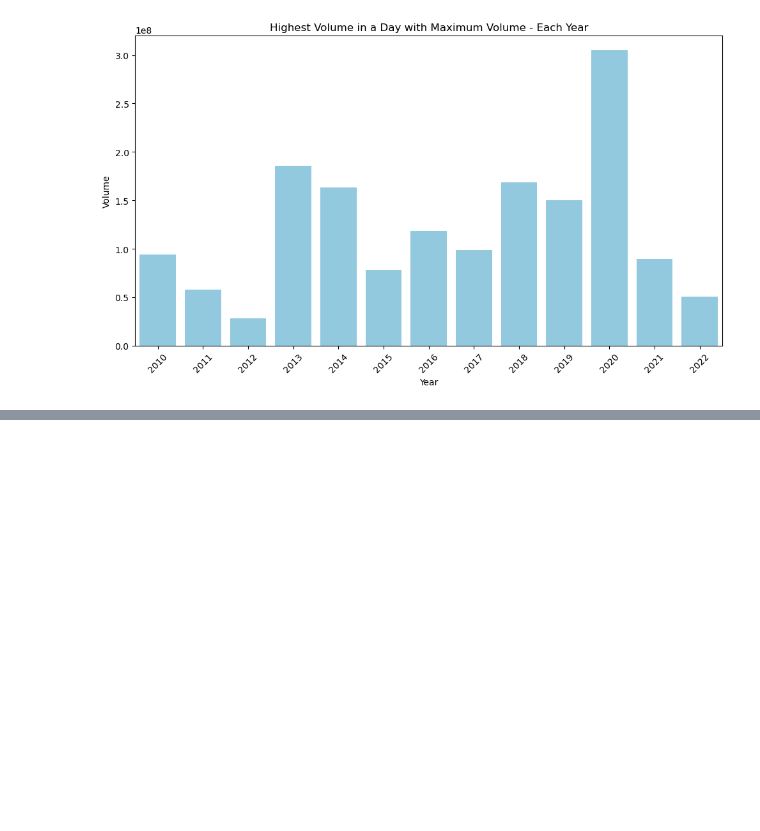
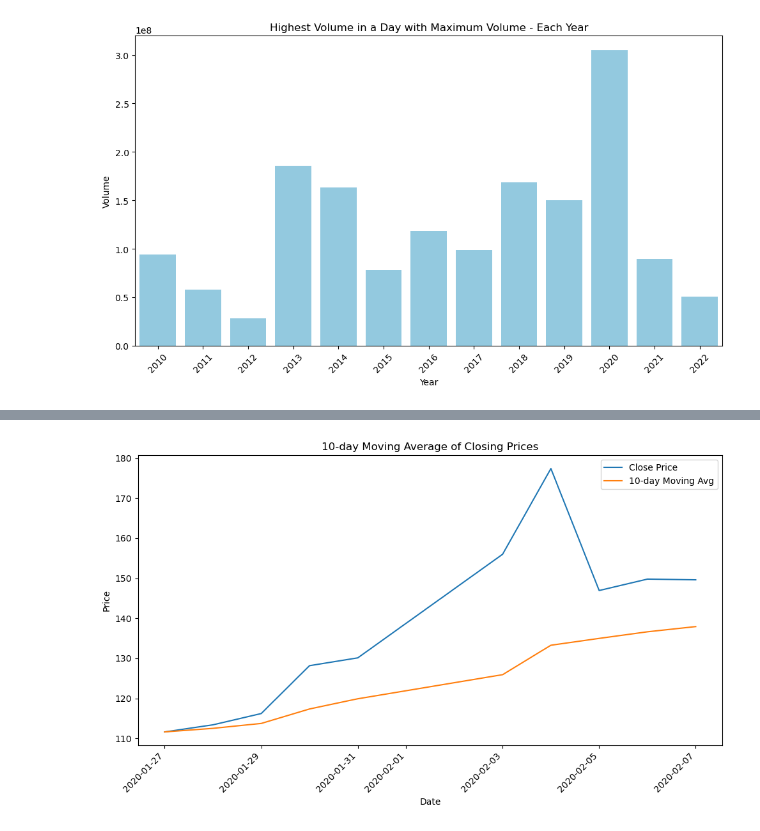
Before and after one commit to lucioawa/Tesla_Stock_Analysis_MLM_Predictions, a Jupyter notebook: Tesla_Stock_Prices.ipynb, the cells around one changed output, grey strips where cells are left out. Drawn from its saved outputs; the diff is of its cells as text; code cells hidden in the pictures; blank space fills up the shorter version.

Commit message:
SQL, Python w/Pandas, Seaborn

```diff
--- a/Tesla_Stock_Prices.ipynb
+++ b/Tesla_Stock_Prices.ipynb
@@ -688,3 +688,93 @@ plt.show()
 # context of evolving economic dynamics and the founder's diverse interests. The combination of these narratives could
 # have contributed to the observed trading volume on January 24, 2022, as investors considered the potential impact of
 # macroeconomic trends and the implications of Musk's strategic decisions on Tesla's future prospects.
+# %%
+# 4. 10-day moving average of the closing prices around the date 2020-02-04 with 10 rows as a result
+
+# The 10-day moving average is a commonly used technical analysis tool in finance to smooth out price data over a
+# 10-day period and provide a clearer picture of the underlying trend. It's often used to identify short-term trends
+# and potential reversal points.
+
+# SQL Query:
+
+# The 10-day moving average is a commonly used technical analysis tool in finance to smooth out price data over a
+# 10-day period and provide a clearer picture of the underlying trend. It's often used to identify short-term trends
+# and potential reversal points.
+
+# SELECT -- Selects specific columns to display in the query result.
+#    Date, -- date of the stock price data
+#    ROUND(Close, 2) AS Close, -- rounds results to 2 decimal places. represents closing price of Tesla’s stock on that
+#                                 date and renames column as ‘close’
+#    ROUND(AVG(Close) OVER (ORDER BY Date ROWS BETWEEN 9 PRECEDING AND CURRENT ROW), 2) AS Moving_Avg_10_Days
+#                              -- This part rounds to 2 decimal places and calculates the moving average the moving
+#                              average of the ‘Close’ prices over a window of 10 days (including the current day) for
+#                              each row.
+#                              -- ‘AVG(Close)’ calculates the average of the ‘close’ prices within the specified window
+#                              -- ‘OVER’ Indicates that the following aggregation function (AVG in this case) will be
+#                              applied to a window of rows.
+#                              -- ORDER BY Date: Specifies that the window should be ordered by the ‘Date’ column.
+#                              -- ROWS BETWEEN 9 PRECEDING AND CURRENT ROW: Defines the range of rows to be included in
+#                              the window. It includes the 9 preceding rows and the current row, resulting in a total of
+#                              10 rows in the window. This corresponds to the 10-day moving average.
+#                              -- AS Moving_Avg_10_Days: This renames the calculated moving average
+# FROM Tesla_Stock_Prices -- This indicates the source table from which we are retrieving data
+# WHERE Date BETWEEN '2020-01-25' AND '2020-02-08' -- Adjust the date range around 2020-02-04
+#                                                  (from 2020-01-25 to 2020-02-08). This ensures that the 10 rows
+#                                                  include the 10 days around the specified date.
+# ORDER BY Date; -- This specifies that the result should be ordered by the ‘date’ column in ascending order.
+
+# Python with Pandas:
+
+# This code:
+
+# 1. Reads the data from a CSV file,
+# 2. Filters it to include only the specified date range
+# 3. Calculates the 10-day moving average using the rolling mean function
+# 4. Creates a Seaborn line plot to visualize the closing prices and the 10-day moving average. You can adjust the file name,
+# date range, and other parameters according to your data and preferences.
+
+import pandas as pd
+import seaborn as sns
+import matplotlib.pyplot as plt
+
+# Load the CSV file into a DataFrame
+df = pd.read_csv('C:/Users/User/Documents/DataAnalyst/TESLA_Stock/TSLA_2010_2022.csv')
+
+# Convert 'Date' column to datetime format
+df['Date'] = pd.to_datetime(df['Date'])
+
+# Set the date range around 2020-02-04
+start_date = '2020-01-25'
+end_date = '2020-02-08'
+date_range = pd.date_range(start=start_date, end=end_date)
+
+# Filter the DataFrame to include only rows within the date range
+filtered_df = df[df['Date'].isin(date_range)].copy()  # Use .copy() to avoid the warning
+
+# Calculate the 10-day moving average using rolling and mean functions
+filtered_df['Moving_Avg_10_Days'] = filtered_df['Close'].rolling(window=10, min_periods=1).mean()
+
+# Round the 'Close' column to 2 decimal places
+filtered_df['Close'] = filtered_df['Close'].round(2)
+
+# Select specific columns for the result
+result_df = filtered_df[['Date', 'Close', 'Moving_Avg_10_Days']]
+
+# Print the result
+print(result_df)
+
+# Create a Seaborn line plot for visualization
+plt.figure(figsize=(10, 6))
+sns.lineplot(x='Date', y='Close', data=result_df, label='Close Price')
+sns.lineplot(x='Date', y='Moving_Avg_10_Days', data=result_df, label='10-day Moving Avg')
+plt.title('10-day Moving Average of Closing Prices')
+plt.xlabel('Date')
+plt.ylabel('Price')
+
+# Rotate the x-axis labels to prevent overlap of dates
+plt.xticks(rotation=45, ha='right')
+
+plt.legend()
+plt.tight_layout()  # Adjust layout to prevent clipping of labels
+plt.show()
+# %% [output]
@@ -690,0 +792 @@ plt.show()
+[figure, added]
```
Also changed, not shown: parts of 5 cells of this notebook.
